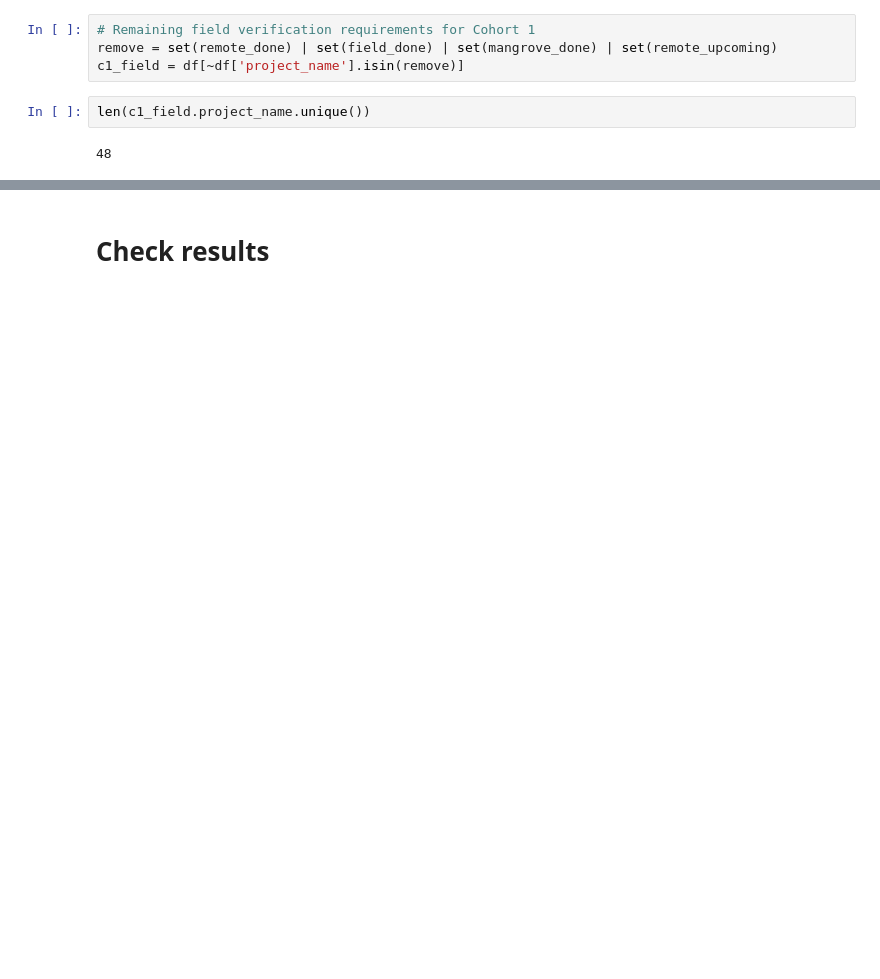
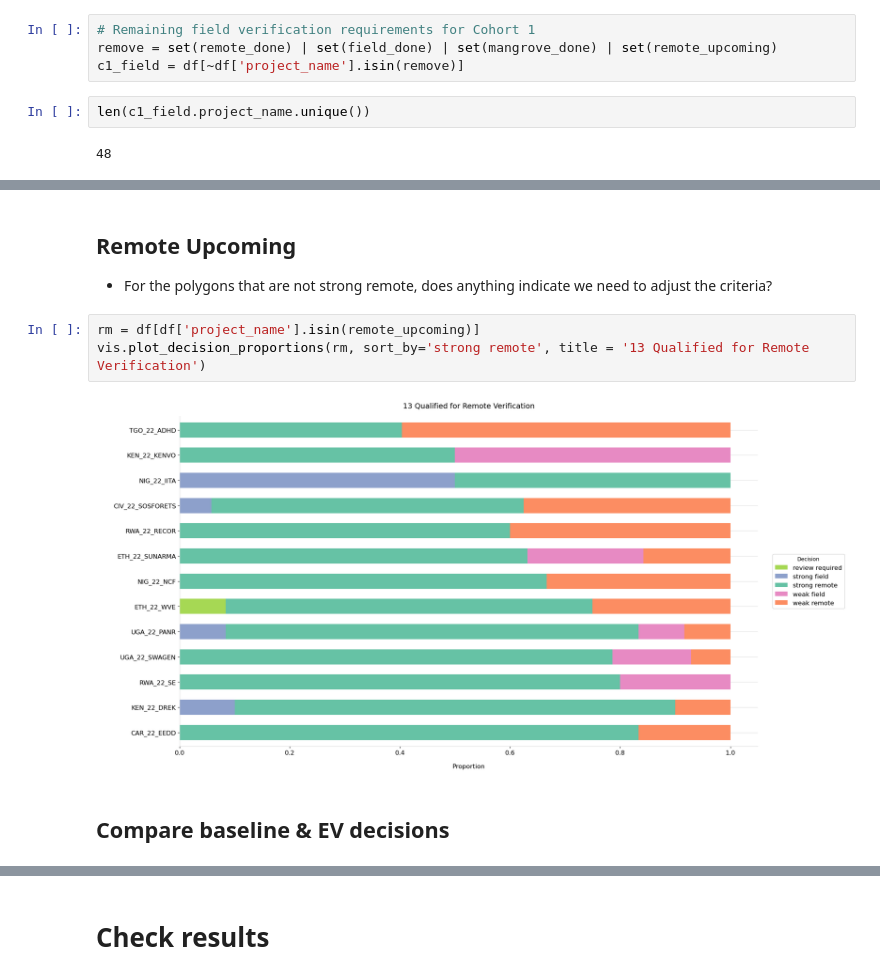
Before and after one commit to wri/decision-tree, a Jupyter notebook: notebooks/review_results.ipynb, the cells around one changed output, grey strips where cells are left out. Saved outputs shown, nothing was run; the diff lists cells and outputs as text; blank space fills up the shorter version.

```diff
--- a/notebooks/review_results.ipynb
+++ b/notebooks/review_results.ipynb
@@ -114,0 +107,10 @@ c1_field[c1_field.project_name == 'GHA_22_IGGS']
+# %% [markdown]
+## Remote Upcoming
+- For the polygons that are not strong remote, does anything indicate we need to adjust the criteria?
+# %%
+rm = df[df['project_name'].isin(remote_upcoming)]
+vis.plot_decision_proportions(rm, sort_by='strong remote', title = '13 Qualified for Remote Verification')
+# %% [output]
+[figure, added]
+# %% [markdown]
+## Compare baseline & EV decisions
```
Also changed, not shown: parts of 29 cells of this notebook.
